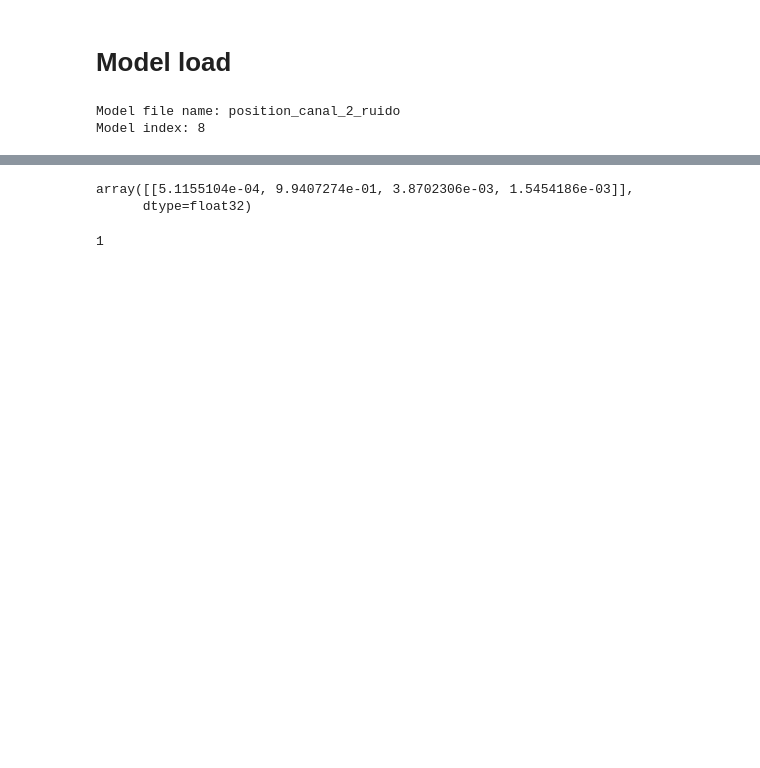
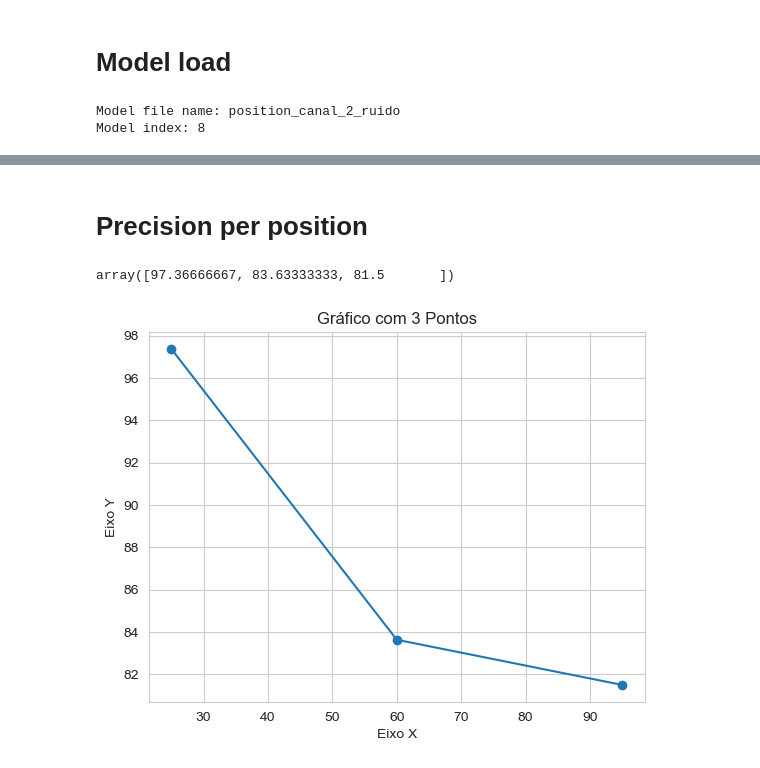
Before and after one commit to lukaltk/TCC-ml, a Jupyter notebook: model_analysis.ipynb, the cells around one changed output, grey strips where cells are left out. Cells and saved outputs as stored; diff of their text form; code cells hidden in the pictures; blank space fills up the shorter version.

```diff
--- a/model_analysis.ipynb
+++ b/model_analysis.ipynb
@@ -76,9 +81,22 @@ y_1 = model.predict(
-# %%
-y_1
-# %% [output]
-array([[5.1155104e-04, 9.9407274e-01, 3.8702306e-03, 1.5454186e-03]],
-      dtype=float32)
-# %%
-y[index]
-# %% [output]
-1
+# %% [markdown]
+# Precision per position
+# %%
+acc_position_x = [25, 60, 95]
+acc_position_y = np.diag(conf_matrix_percent)[1:]
+# %%
+acc_position_y
+# %% [output]
+array([97.36666667, 83.63333333, 81.5       ])
+# %%
+# Criando um gráfico de linha conectando os 3 pontos
+plt.plot(acc_position_x, acc_position_y, marker='o')  # 'marker=o' para adicionar marcadores nos pontos
+
+# Adicionar títulos e rótulos dos eixos
+plt.title('Gráfico com 3 Pontos')
+plt.xlabel('Eixo X')
+plt.ylabel('Eixo Y')
+
+# Exibir o gráfico
+plt.show()
+# %% [output]
+[figure, added]
```
Also changed, not shown: parts of 16 cells of this notebook, 1 other file.
